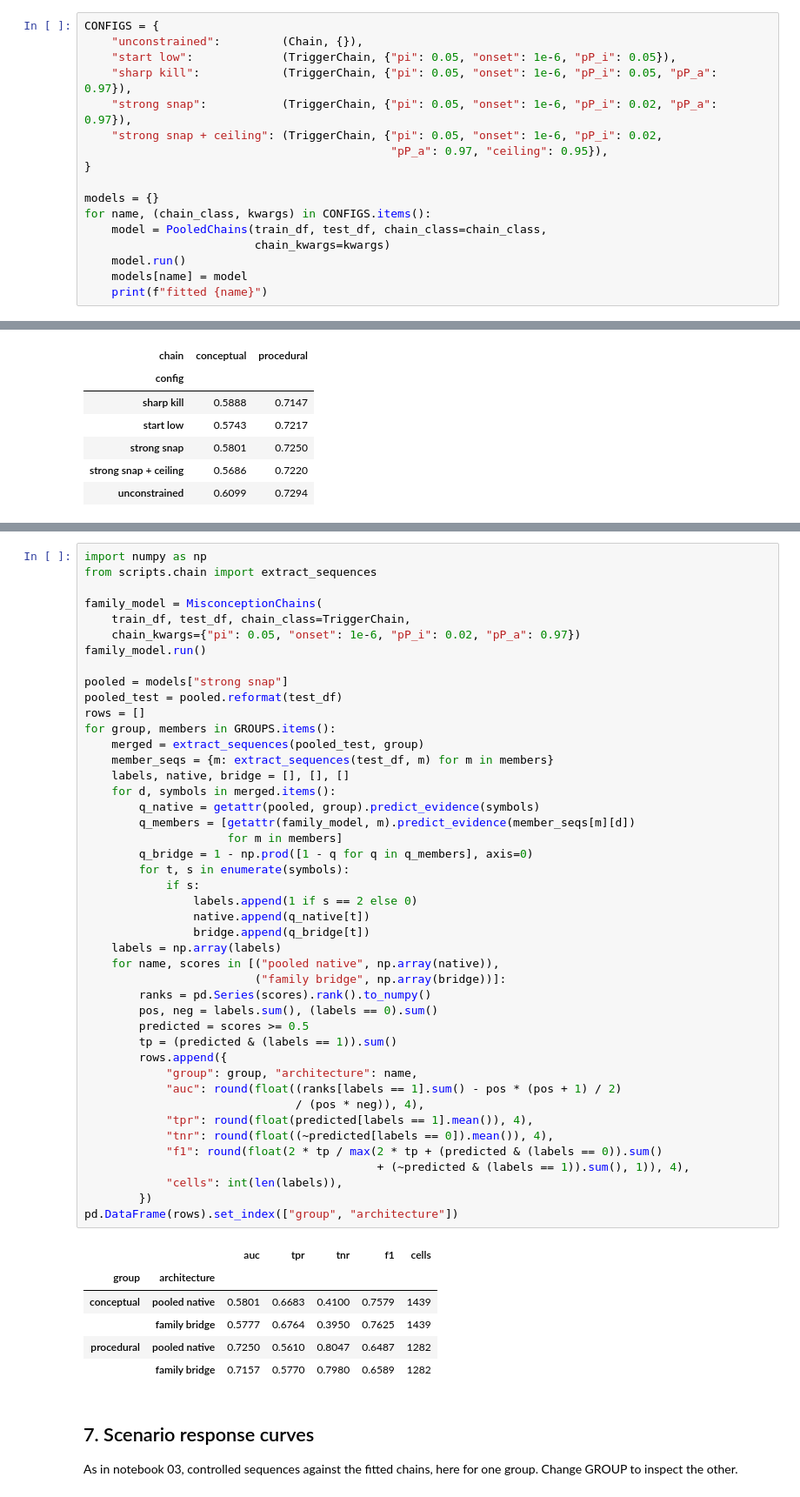
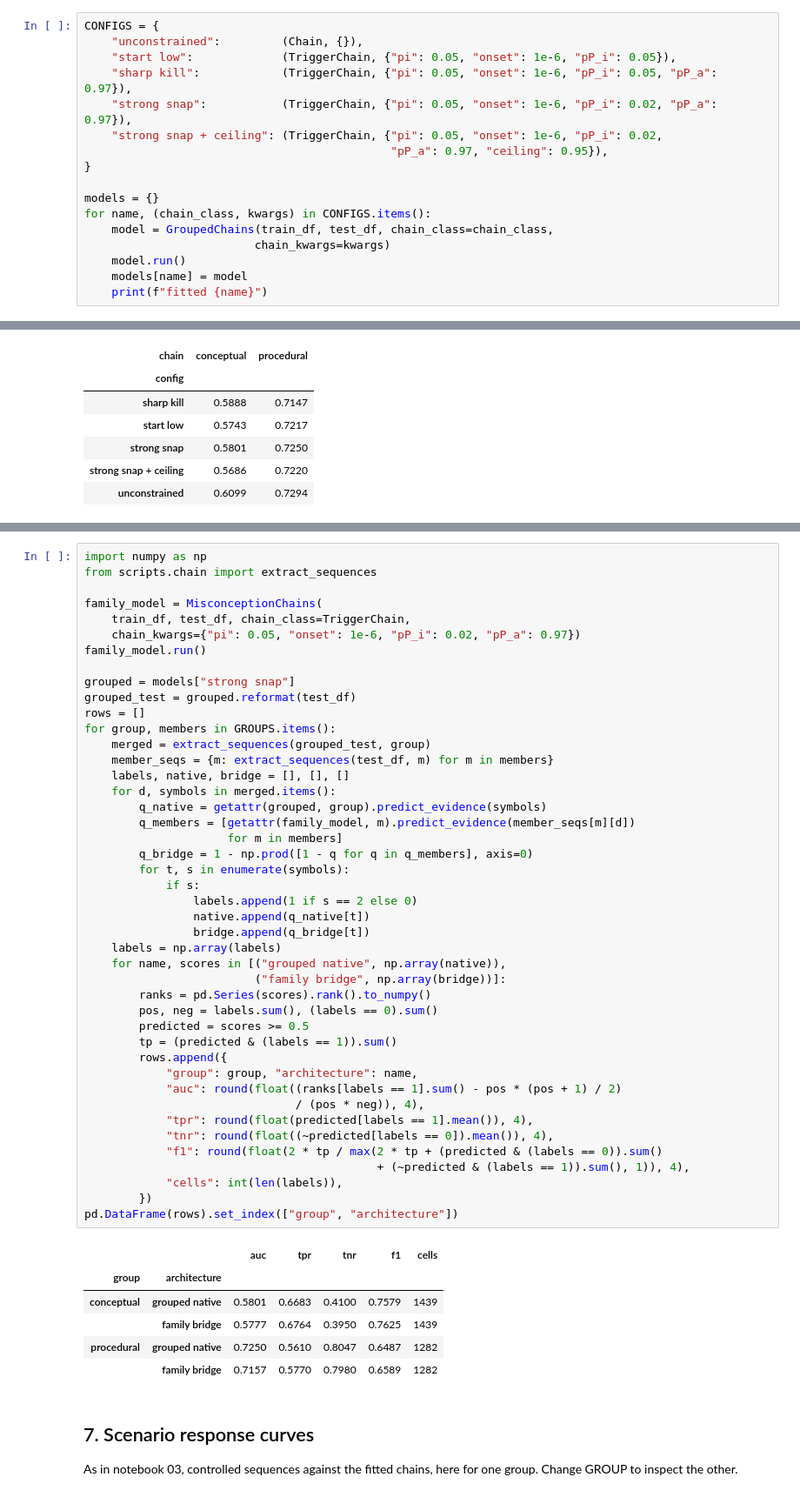
Before and after one commit to ut6817150/Error_aware_knowledge_tracing, a Jupyter notebook: 04_grouped_chains.ipynb, the cells around one changed output, grey strips where cells are left out. Shown at 87% size. Saved outputs shown, nothing was run; the diff lists cells and outputs as text.

Commit message:
Pooled misconception families renamed to grouped misconception chain

```diff
--- a/04_pooled_chains.ipynb
+++ b/04_grouped_chains.ipynb
@@ -62,7 +62,7 @@ CONFIGS = {
 
 models = {}
 for name, (chain_class, kwargs) in CONFIGS.items():
-    model = PooledChains(train_df, test_df, chain_class=chain_class,
+    model = GroupedChains(train_df, test_df, chain_class=chain_class,
                          chain_kwargs=kwargs)
     model.run()
     models[name] = model
@@ -120,47 +120,47 @@ family_model = MisconceptionChains(
     chain_kwargs={"pi": 0.05, "onset": 1e-6, "pP_i": 0.02, "pP_a": 0.97})
 family_model.run()
 
-pooled = models["strong snap"]
-pooled_test = pooled.reformat(test_df)
+grouped = models["strong snap"]
+grouped_test = grouped.reformat(test_df)
 rows = []
 for group, members in GROUPS.items():
-    merged = extract_sequences(pooled_test, group)
+    merged = extract_sequences(grouped_test, group)
     member_seqs = {m: extract_sequences(test_df, m) for m in members}
     labels, native, bridge = [], [], []
     for d, symbols in merged.items():
-        q_native = getattr(pooled, group).predict_evidence(symbols)
+        q_native = getattr(grouped, group).predict_evidence(symbols)
         q_members = [getattr(family_model, m).predict_evidence(member_seqs[m][d])
                      for m in members]
         q_bridge = 1 - np.prod([1 - q for q in q_members], axis=0)
         for t, s in enumerate(symbols):
             if s:
                 labels.append(1 if s == 2 else 0)
                 native.append(q_native[t])
                 bridge.append(q_bridge[t])
     labels = np.array(labels)
-    for name, scores in [("pooled native", np.array(native)),
+    for name, scores in [("grouped native", np.array(native)),
                          ("family bridge", np.array(bridge))]:
         ranks = pd.Series(scores).rank().to_numpy()
         pos, neg = labels.sum(), (labels == 0).sum()
         predicted = scores >= 0.5
         tp = (predicted & (labels == 1)).sum()
         rows.append({
             "group": group, "architecture": name,
             "auc": round(float((ranks[labels == 1].sum() - pos * (pos + 1) / 2)
                                / (pos * neg)), 4),
             "tpr": round(float(predicted[labels == 1].mean()), 4),
             "tnr": round(float((~predicted[labels == 0]).mean()), 4),
             "f1": round(float(2 * tp / max(2 * tp + (predicted & (labels == 0)).sum()
                                            + (~predicted & (labels == 1)).sum(), 1)), 4),
             "cells": int(len(labels)),
         })
 pd.DataFrame(rows).set_index(["group", "architecture"])
 # %% [output]
 |  |  | auc | tpr | tnr | f1 | cells |
 | group | architecture |  |  |  |  |  |
-| conceptual | pooled native | 0.5801 | 0.6683 | 0.4100 | 0.7579 | 1439 |
+| conceptual | grouped native | 0.5801 | 0.6683 | 0.4100 | 0.7579 | 1439 |
 |  | family bridge | 0.5777 | 0.6764 | 0.3950 | 0.7625 | 1439 |
-| procedural | pooled native | 0.7250 | 0.5610 | 0.8047 | 0.6487 | 1282 |
+| procedural | grouped native | 0.7250 | 0.5610 | 0.8047 | 0.6487 | 1282 |
 |  | family bridge | 0.7157 | 0.5770 | 0.7980 | 0.6589 | 1282 |
 # %% [markdown]
 ## 7. Scenario response curves
```
Also changed, not shown: parts of 5 cells of this notebook, 1 other file.
